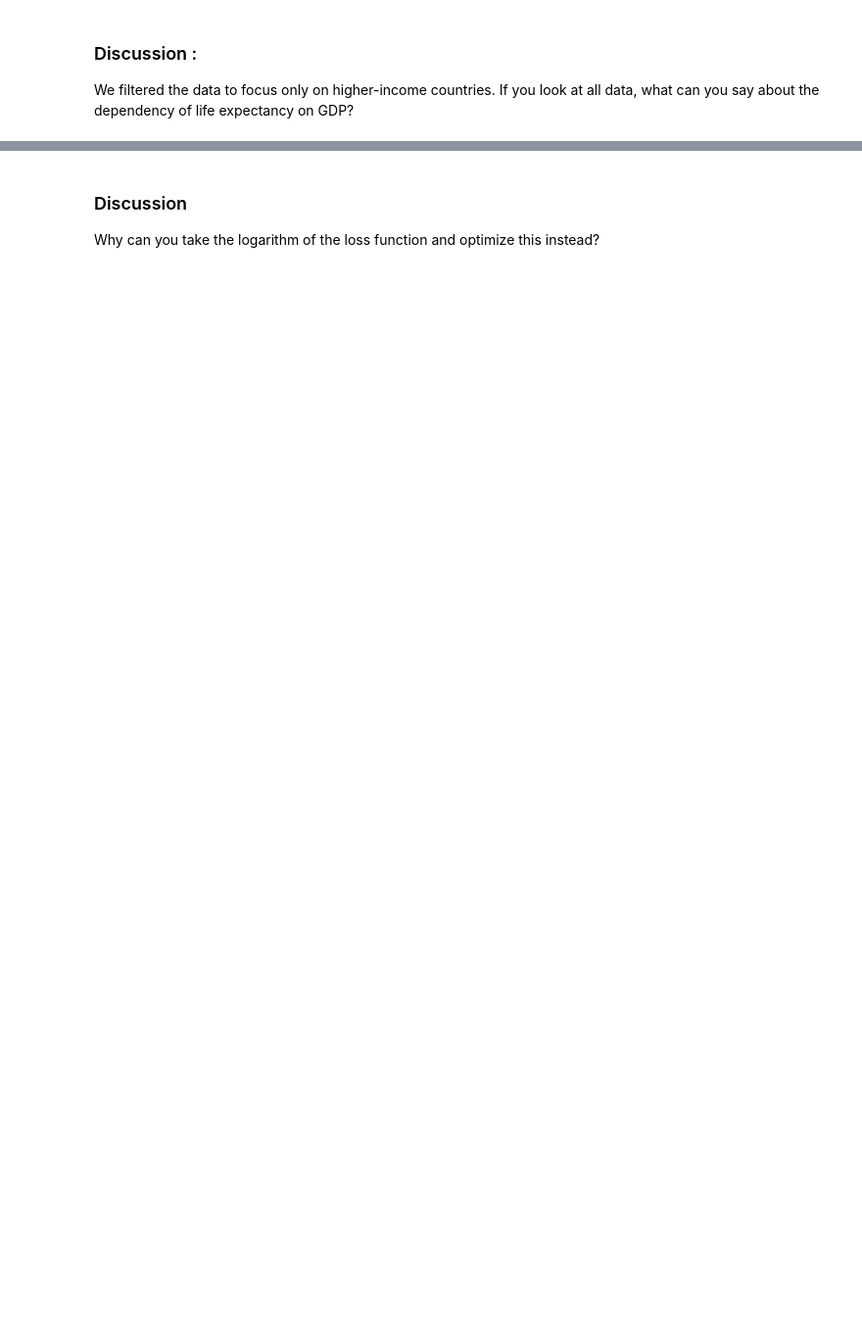
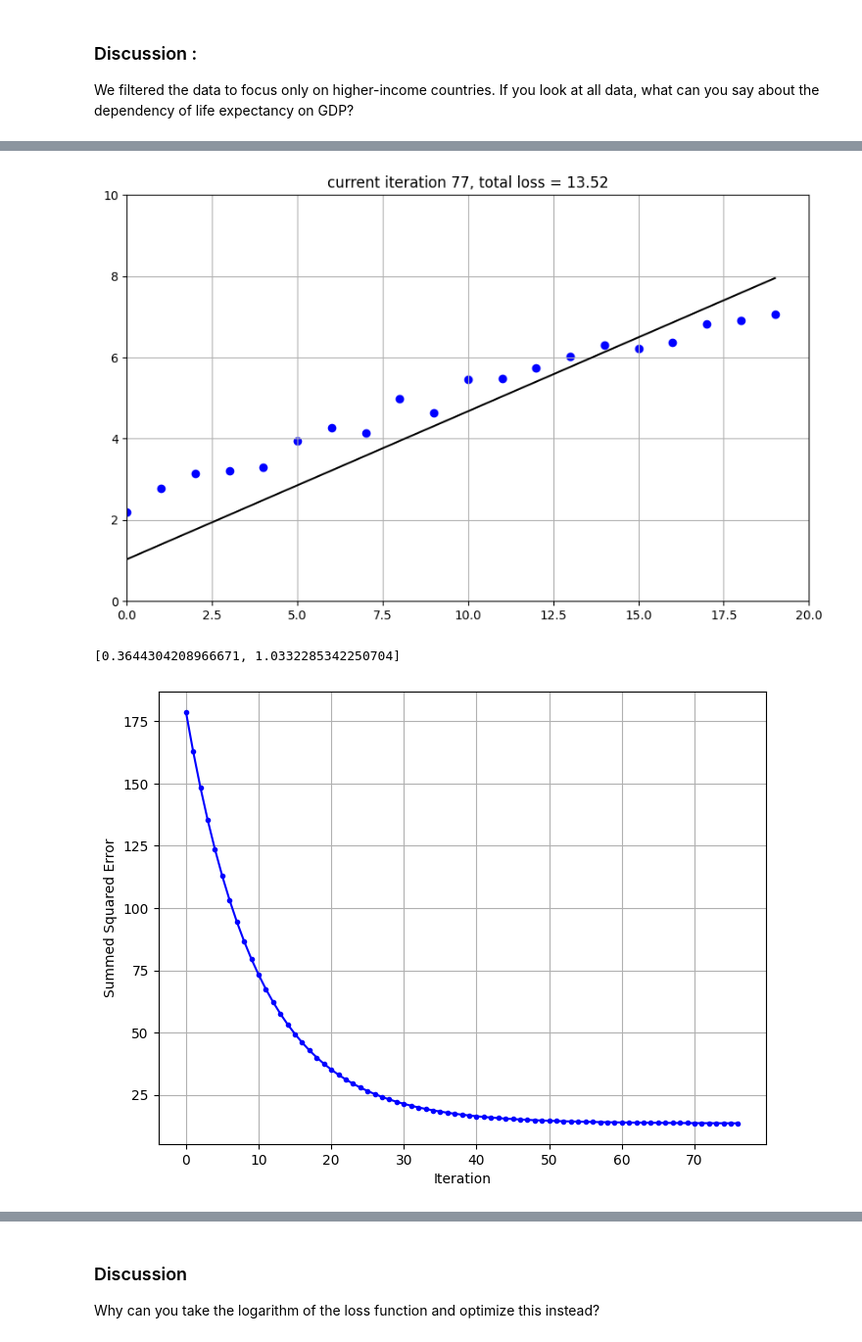
Before and after one commit to jshim0978/KU_NN, a Jupyter notebook: 2023020923_2023020928_A1/gradient_descent.ipynb, the cells around one changed output, grey strips where cells are left out. Shown at 98% size. Saved outputs shown, nothing was run; the diff lists cells and outputs as text; code cells hidden in the pictures; blank space fills up the shorter version.

```diff
--- a/2023020923_2023020928_A1/gradient_descent.ipynb
+++ b/2023020923_2023020928_A1/gradient_descent.ipynb
@@ -139,0 +123,4 @@ plt.show()
+# %%
+learning_rate = 0.0001 #define learning_rate
+initial=[0,0] # initialize weight and bias
+gradient_descent(gradient, X, Y, initial, learning_rate, max_iter=100, stop_tolerance=1e-03, online_loss_plot=True) # Run the gradient descent function
@@ -172,0 +181,42 @@ plt.show()
+# %%
+def gradient_descent_COVID(gradient, X, Y, initial,learning_rate=0.001, max_iter=100, stop_tolerance=1e-03,online_loss_plot=True,ylim=10):
+    errors = np.zeros(max_iter)#Setting array of errors to be saved
+    x = np.arange(0,20) #generating x element
+    for i in range(max_iter):
+        dm, db = gradient (initial[0], initial[1], X, Y) #differentiate loss function wit m and b
+        initial[0] -= learning_rate*dm #update weight with learning rate*dm
+        initial[1] -= learning_rate*db #update weight with learning rate*db
+        y = [initial[0] * x_i + initial[1] for x_i in x] #update y value
+        errors[i]=loss(initial[0], initial[1], X, Y) # loss
+        if i>0:
+            if abs(errors[i-1]-errors[i])<stop_tolerance: #if the difference between updated loss and prior loss is below stop_tolerance, which means iteration is meaningless so that we should stop iteration
+                break
+        if online_loss_plot: #drawing corresponding graph
+            plt.figure(figsize=(10,6))
+            display.clear_output(wait=True)
+            plt.xlim(0, 20)
+            plt.ylim(0, ylim)
+            plt.scatter(X,Y,c='b') #plot loss scatter
+            plt.plot(x,y,c='k') #plot line
+            plt.grid()
+            plt.title('current iteration {}, total loss = {:.2f}'.format(i+1,loss(initial[0],initial[1],X,Y)))
+            time.sleep(0.01)
+            plt.show()
+    if online_loss_plot:
+        fig,ax = plt.subplots(figsize=(8,6))
+        plt.plot(errors[0:i],'b.-')
+        plt.xlabel('Iteration')
+        plt.ylabel('Summed Squared Error')
+        plt.grid()
+    return initial
+# %%
+initial = [0.1, 1] # Set the initial weight (slope) and bias (intercept)
+learning_rate = 1e-5 # Set the learning rate
+
+
+
+gradient_descent_COVID(gradient, X, Y, initial,learning_rate,stop_tolerance=1e-02,ylim=10) #update initial weight till the loss converges
+# %% [output]
+[figure, added]
+[0.3644304208966671, 1.0332285342250704]
+[figure, added]
```
Also changed, not shown: parts of 13 cells of this notebook.
